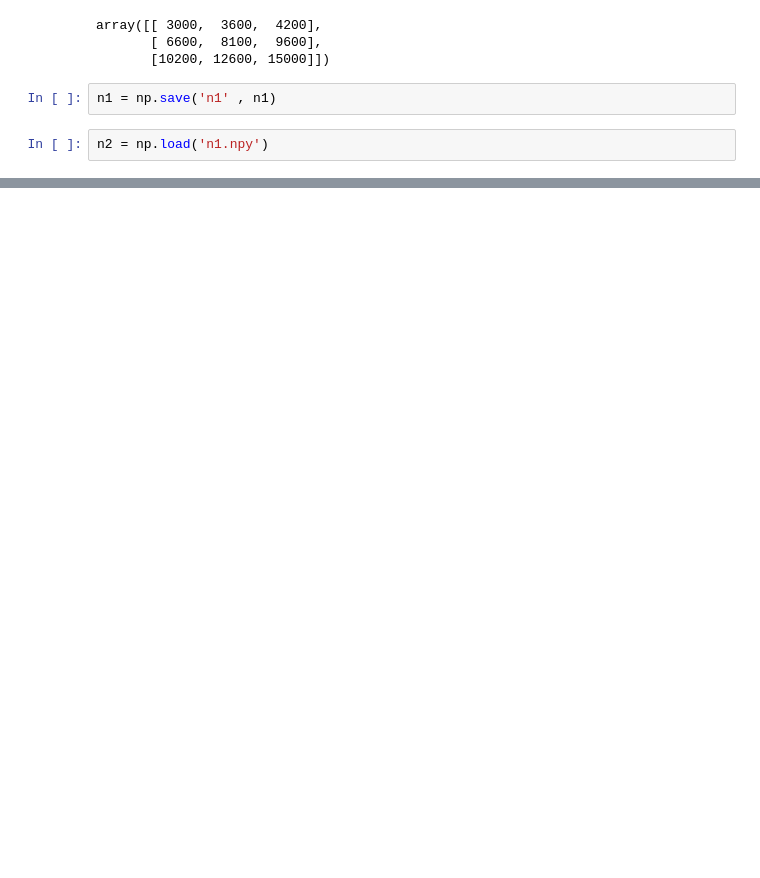
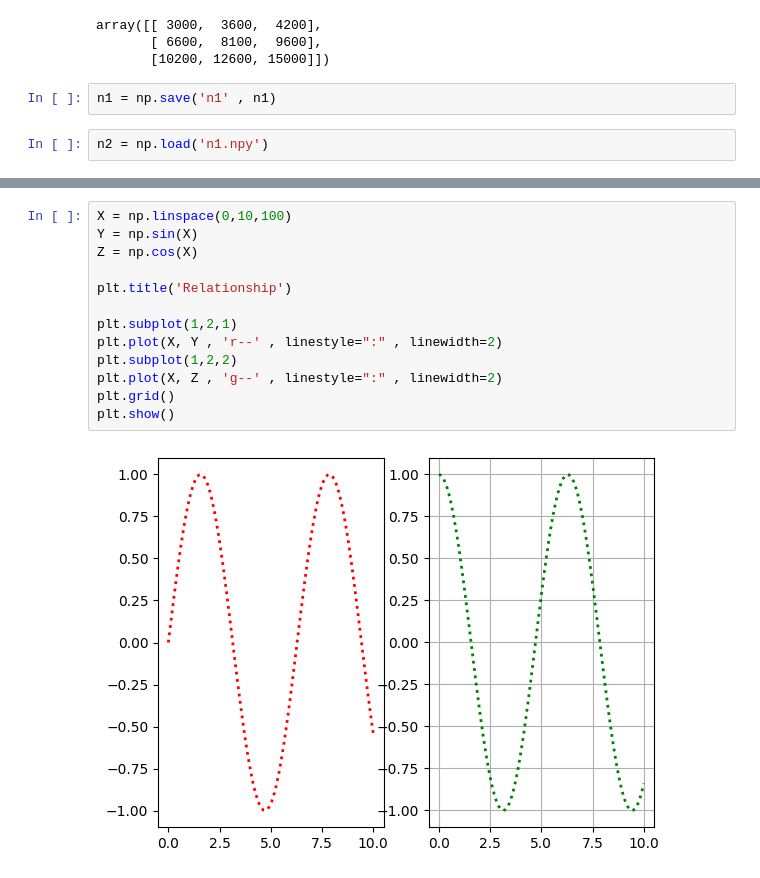
Before and after one commit to Arvin-007Elite/ML-Projects, a Jupyter notebook: Numpy1.ipynb, the cells around one changed output, grey strips where cells are left out. Drawn from its saved outputs; the diff is of its cells as text; blank space fills up the shorter version.

```diff
--- a/Numpy1.ipynb
+++ b/Numpy1.ipynb
@@ -226,0 +343,15 @@ SyntaxError: invalid syntax (<ipython-input-83-0d3dc79357ae>, line 1)
+# %%
+X = np.linspace(0,10,100)
+Y = np.sin(X)
+Z = np.cos(X)
+
+plt.title('Relationship')
+
+plt.subplot(1,2,1)
+plt.plot(X, Y , 'r--' , linestyle=":" , linewidth=2)
+plt.subplot(1,2,2)
+plt.plot(X, Z , 'g--' , linestyle=":" , linewidth=2)
+plt.grid()
+plt.show()
+# %% [output]
+[figure, added]
```
Also changed, not shown: parts of 27 cells of this notebook.
